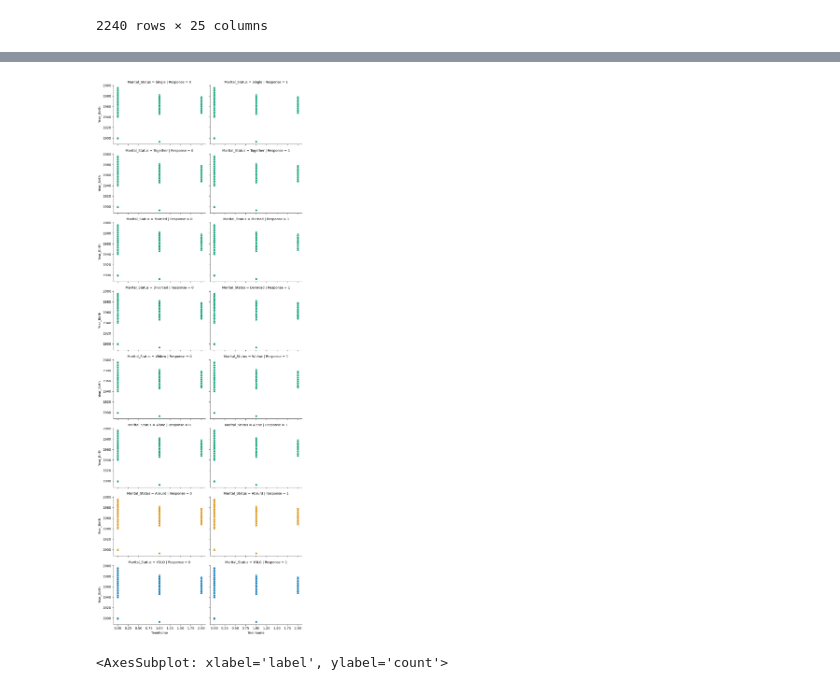
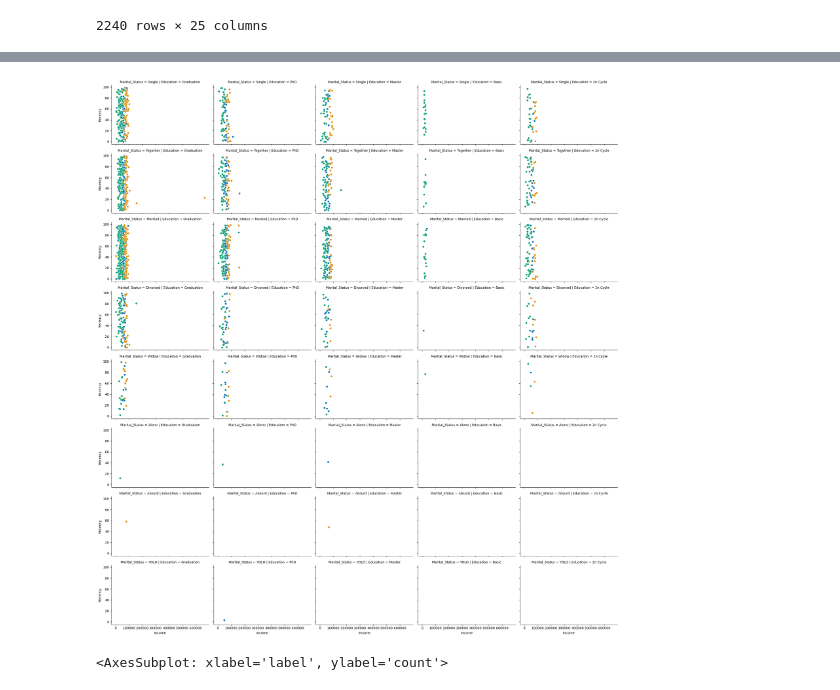
Before and after one commit to GreatestTrain/customer-personality-analisis, a Jupyter notebook: notebooks/04-review.ipynb, the cells around one changed output, grey strips where cells are left out. Drawn from its saved outputs; the diff is of its cells as text; code cells hidden in the pictures.

```diff
--- a/notebooks/04-review.ipynb
+++ b/notebooks/04-review.ipynb
@@ -65,8 +65,8 @@ df['label'] = y_pred
 # %%
-fc = sns.FacetGrid(data=df, hue='label', row='Marital_Status', col='Response', aspect=1.5)
-gs = fc.map(sns.scatterplot, x=df['Teenhome'], y=df['Year_Birth'])
+fc = sns.FacetGrid(data=df, hue='label', row='Marital_Status', col='Education', aspect=1.5)
+gs = fc.map(sns.scatterplot, 'Income', 'Recency')
 # %% [output]
-[figure, old version]
+[figure, new version]
 # %%
 sns.countplot(data=df, x='label')
 # %% [output]
```
Also changed, not shown: parts of 3 cells of this notebook.
